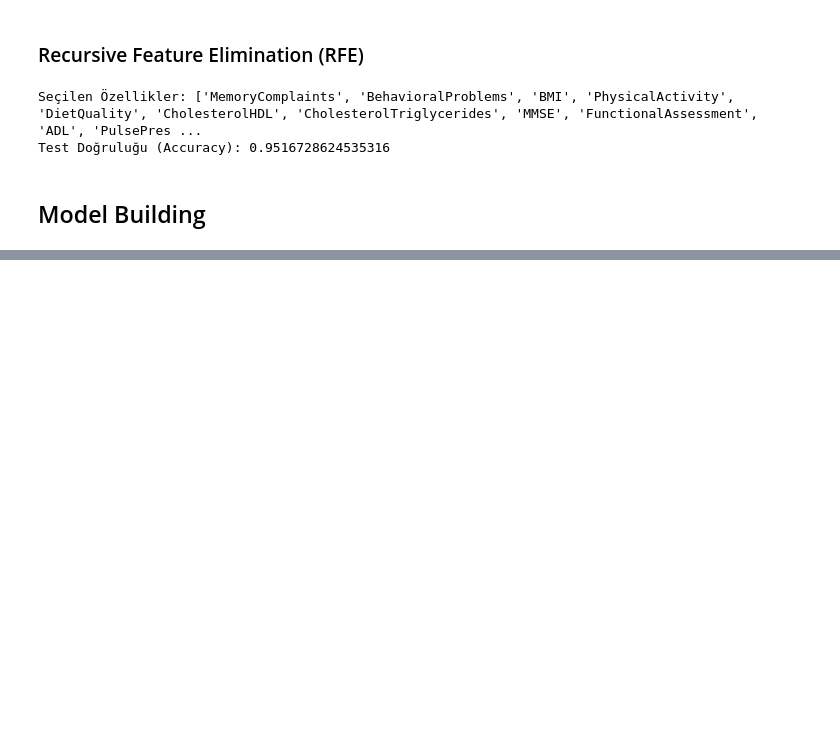
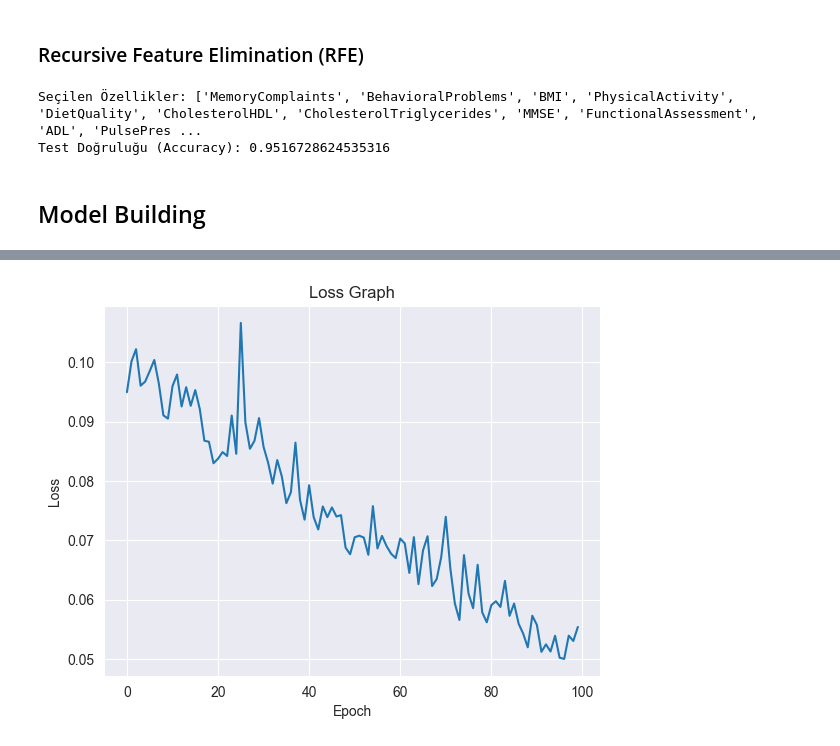
Before and after one commit to AE1024/Alzheimers-Disease-Prediction, a Jupyter notebook: analysis.ipynb, the cells around one changed output, grey strips where cells are left out. Saved outputs shown, nothing was run; the diff lists cells and outputs as text; code cells hidden in the pictures; blank space fills up the shorter version.

```diff
--- a/analysis.ipynb
+++ b/analysis.ipynb
@@ -519,0 +518,19 @@ print(df_report)
+# %%
+import tensorflow as tf
+from tensorflow.keras.models import Sequential
+# Building ANN model
+
+model = tf.keras.Sequential([
+    tf.keras.layers.Dense(64, activation='relu', input_shape=(12,)),
+    tf.keras.layers.Dense(32, activation='relu'),
+    tf.keras.layers.Dense(1, activation='sigmoid')
+])
+
+loss_function = tf.keras.losses.BinaryCrossentropy()
+model.compile(
+    optimizer='adam', # we try different optimizer
+    loss=loss_function,
+    metrics=['precision']
+)
+#we set epoch 100 for consistency with our classical ml parameters
+model.fit(X_train_final,y_train,epochs=100)
@@ -519,0 +557,10 @@ print(df_report)
+# %%
+loss_values = model.fit(X_train_final,y_train,epochs=100,verbose=0).history['loss']
+
+plt.plot(loss_values)
+plt.xlabel("Epoch")
+plt.ylabel("Loss")
+plt.title("Loss Graph")
+plt.show()
+# %% [output]
+[figure, added]
```
Also changed, not shown: parts of 4 cells of this notebook, 1 other file.
